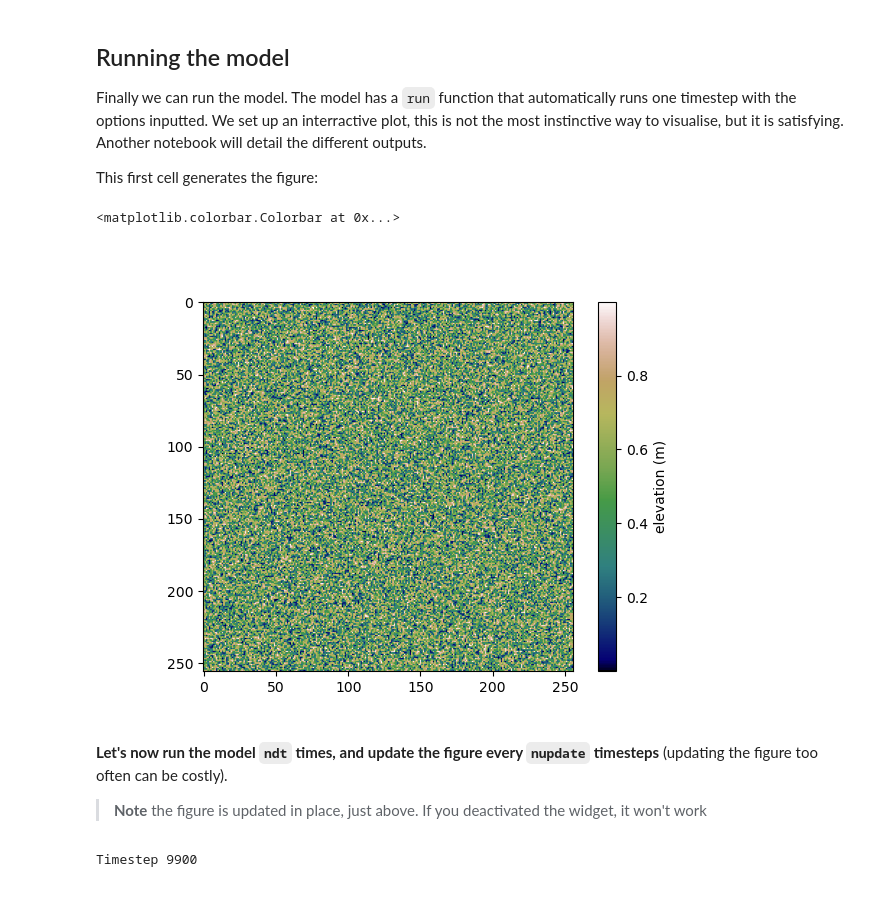
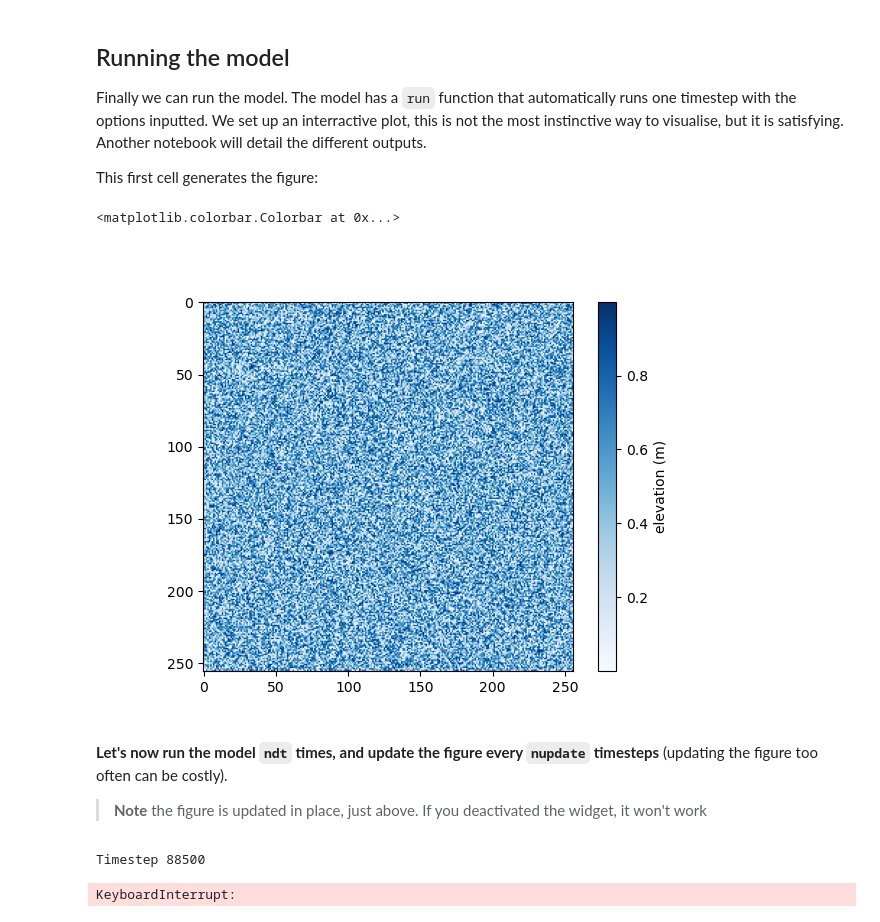
Before and after one commit to bgailleton/DAGGER, a Jupyter notebook: notebooks/popscape/Tsc_0_ basics-Copy1.ipynb, the cells around one changed output. Drawn from its saved outputs; the diff is of its cells as text; code cells hidden in the pictures.

```diff
--- a/notebooks/popscape/Tsc_0_ basics-Copy1.ipynb
+++ b/notebooks/popscape/Tsc_0_ basics-Copy1.ipynb
@@ -59,5 +59,10 @@ ts.set_single_Kr(Kr)
 ts.set_single_Ks(Ks)
 ts.set_single_depcoeff(dep)
 
+prec = np.zeros_like(ts.get_topo()) + 1e-3
+print(prec.shape, nx * ny)
+
+ts.set_variable_precipitations(prec)
+
 # Deactivate hilllsopes processes
 ts.hillslopes_off()
@@ -71,24 +78,25 @@ This first cell generates the figure:
 # %%
 fig,ax = plt.subplots()
 
 topo = ts.get_topo().reshape(rshp)
-im = ax.imshow(topo, cmap = "gist_earth")
+im = ax.imshow(topo, cmap = "Blues")
 plt.colorbar(im, label = "elevation (m)")
 # %% [output]
 <matplotlib.colorbar.Colorbar at 0x...>
-[figure, old version]
+[figure, new version]
 # %% [markdown]
 **Let's now run the model `ndt` times, and update the figure every `nupdate` timesteps** (updating the figure too often can be costly).
 
 > **Note** the figure is updated in place, just above. If you deactivated the widget, it won't work
 # %%
-ndt = 10000
+ndt = 100000
 nupdate = 100
 
 # Main loop
 for i in range(ndt):
     # Calling the run function for single flow
-    ts.run_SFD(dt)
+    # ts.run_SFD(dt)
+    ts.run_SFD_implicit(dt)
     # Calling hte block uplift funtion)
     ts.block_uplift(Urate,dt)
 
@@ -107,4 +115,5 @@ for i in range(ndt):
         # Apply the update
         fig.canvas.draw()
 # %% [output]
-Timestep 9900
+Timestep 88500
+KeyboardInterrupt:
```
Also changed, not shown: parts of 3 cells of this notebook, 2 other files.
